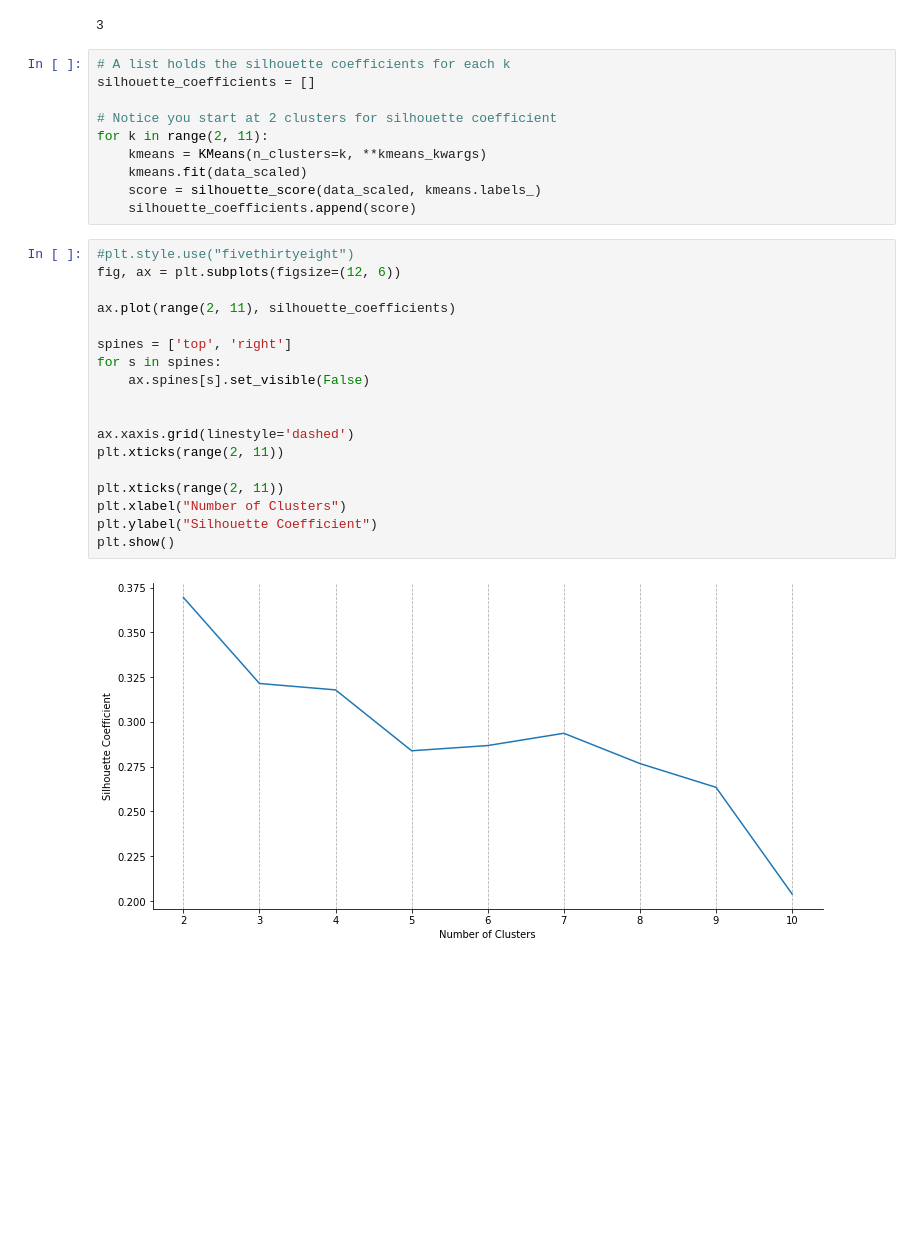
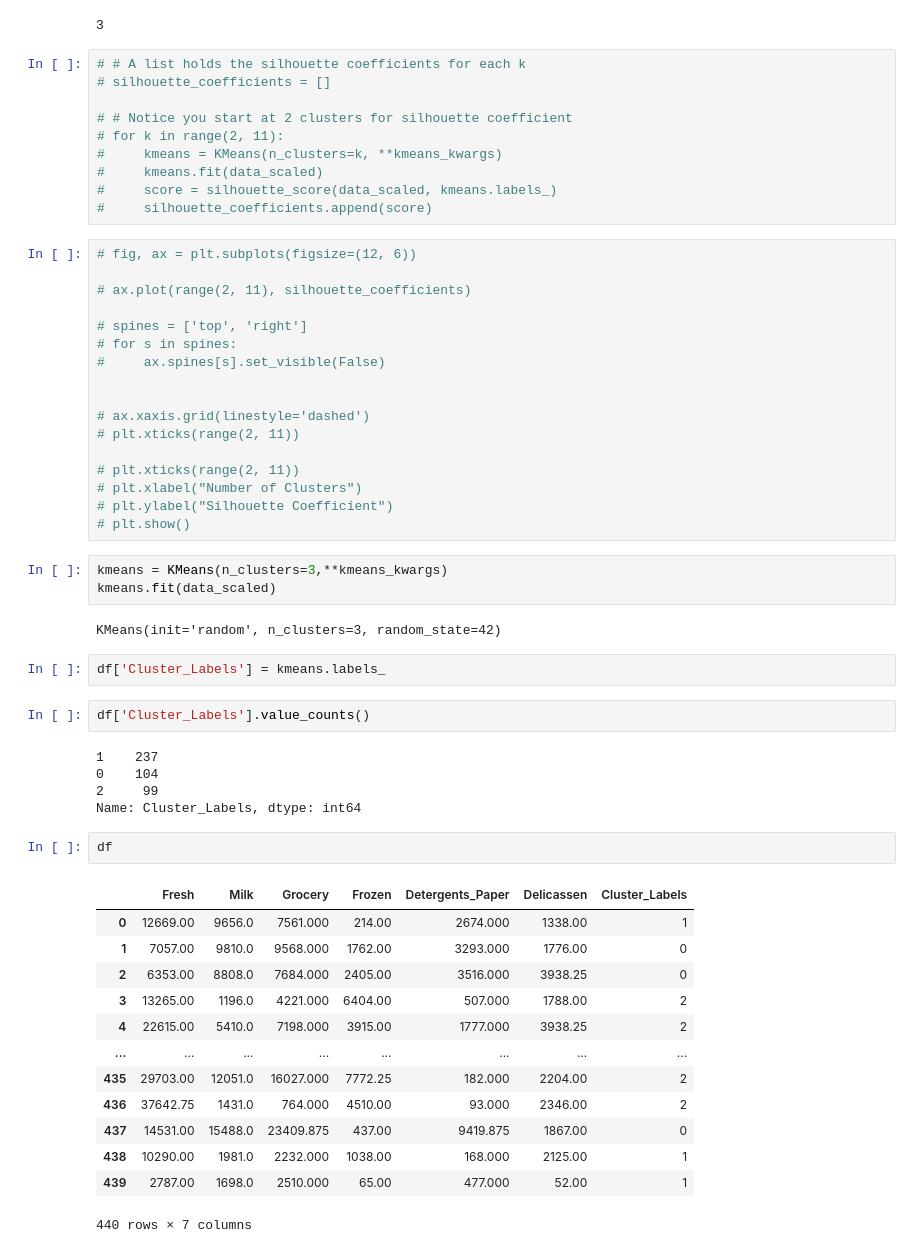
Before and after one commit to PhanAn-2002/do_an_1, a Jupyter notebook: customer_segment.ipynb, the cells around one changed output. Saved outputs shown, nothing was run; the diff lists cells and outputs as text; blank space fills up the shorter version.

```diff
--- a/customer_segment.ipynb
+++ b/customer_segment.ipynb
@@ -464,32 +465,59 @@ kl.elbow
 # %% [output]
 3
 # %%
-# A list holds the silhouette coefficients for each k
-silhouette_coefficients = []
+# # A list holds the silhouette coefficients for each k
+# silhouette_coefficients = []
 
-# Notice you start at 2 clusters for silhouette coefficient
-for k in range(2, 11):
-    kmeans = KMeans(n_clusters=k, **kmeans_kwargs)
-    kmeans.fit(data_scaled)
-    score = silhouette_score(data_scaled, kmeans.labels_)
-    silhouette_coefficients.append(score)
+# # Notice you start at 2 clusters for silhouette coefficient
+# for k in range(2, 11):
+#     kmeans = KMeans(n_clusters=k, **kmeans_kwargs)
+#     kmeans.fit(data_scaled)
+#     score = silhouette_score(data_scaled, kmeans.labels_)
+#     silhouette_coefficients.append(score)
 # %%
-#plt.style.use("fivethirtyeight")
-fig, ax = plt.subplots(figsize=(12, 6))
+# fig, ax = plt.subplots(figsize=(12, 6))
 
-ax.plot(range(2, 11), silhouette_coefficients)
+# ax.plot(range(2, 11), silhouette_coefficients)
 
-spines = ['top', 'right']
-for s in spines:
-    ax.spines[s].set_visible(False)
+# spines = ['top', 'right']
+# for s in spines:
+#     ax.spines[s].set_visible(False)
 
 
-ax.xaxis.grid(linestyle='dashed')
-plt.xticks(range(2, 11))
+# ax.xaxis.grid(linestyle='dashed')
+# plt.xticks(range(2, 11))
 
-plt.xticks(range(2, 11))
-plt.xlabel("Number of Clusters")
-plt.ylabel("Silhouette Coefficient")
-plt.show()
+# plt.xticks(range(2, 11))
+# plt.xlabel("Number of Clusters")
+# plt.ylabel("Silhouette Coefficient")
+# plt.show()
-# %% [output]
-[figure, removed]
+# %%
+kmeans = KMeans(n_clusters=3,**kmeans_kwargs)
+kmeans.fit(data_scaled)
+# %% [output]
+KMeans(init='random', n_clusters=3, random_state=42)
+# %%
+df['Cluster_Labels'] = kmeans.labels_
+# %%
+df['Cluster_Labels'].value_counts()
+# %% [output]
+1    237
+0    104
+2     99
+Name: Cluster_Labels, dtype: int64
+# %%
+df
+# %% [output]
+|  | Fresh | Milk | Grocery | Frozen | Detergents_Paper | Delicassen | Cluster_Labels |
+| 0 | 12669.00 | 9656.0 | 7561.000 | 214.00 | 2674.000 | 1338.00 | 1 |
+| 1 | 7057.00 | 9810.0 | 9568.000 | 1762.00 | 3293.000 | 1776.00 | 0 |
+| 2 | 6353.00 | 8808.0 | 7684.000 | 2405.00 | 3516.000 | 3938.25 | 0 |
+| 3 | 13265.00 | 1196.0 | 4221.000 | 6404.00 | 507.000 | 1788.00 | 2 |
+| 4 | 22615.00 | 5410.0 | 7198.000 | 3915.00 | 1777.000 | 3938.25 | 2 |
+| ... | ... | ... | ... | ... | ... | ... | ... |
+| 435 | 29703.00 | 12051.0 | 16027.000 | 7772.25 | 182.000 | 2204.00 | 2 |
+| 436 | 37642.75 | 1431.0 | 764.000 | 4510.00 | 93.000 | 2346.00 | 2 |
+| 437 | 14531.00 | 15488.0 | 23409.875 | 437.00 | 9419.875 | 1867.00 | 0 |
+| 438 | 10290.00 | 1981.0 | 2232.000 | 1038.00 | 168.000 | 2125.00 | 1 |
+| 439 | 2787.00 | 1698.0 | 2510.000 | 65.00 | 477.000 | 52.00 | 1 |
+440 rows × 7 columns
```
Also changed, not shown: parts of 12 cells of this notebook.
